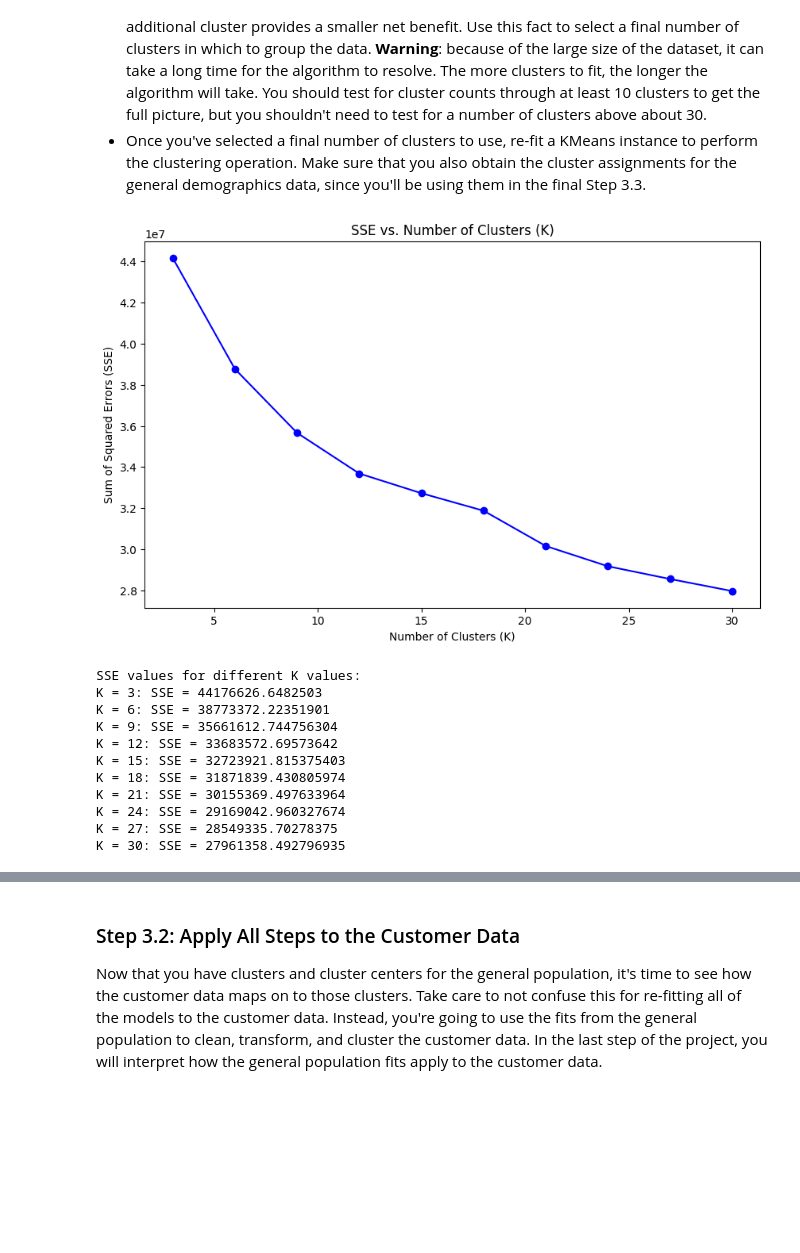
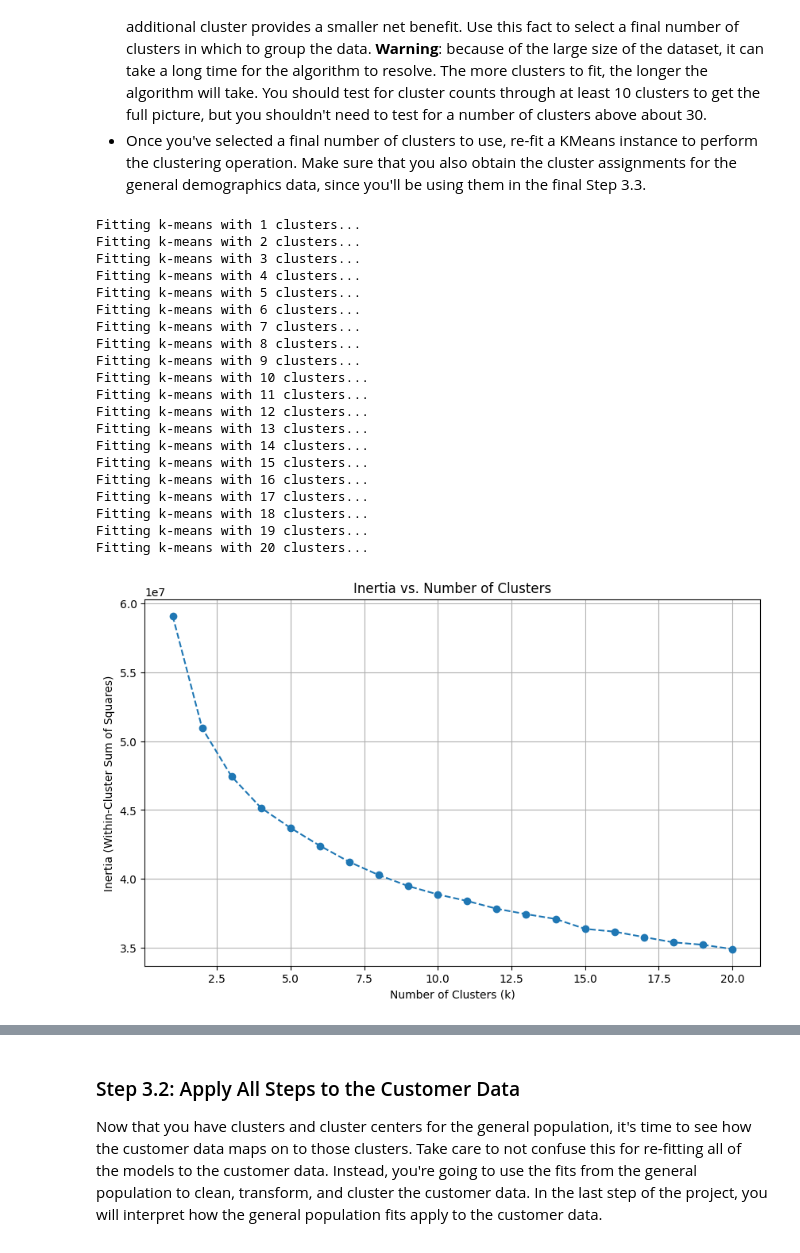
Before and after one commit to Mahakhilfeh/Udacity-Identify-Customer-Segments1, a Jupyter notebook: Identify_Customer_Segments.ipynb, the cells around one changed output, grey strips where cells are left out. Drawn from its saved outputs; the diff is of its cells as text; code cells hidden in the pictures; blank space fills up the shorter version.

```diff
--- a/Identify_Customer_Segments.ipynb
+++ b/Identify_Customer_Segments.ipynb
@@ -432,0 +454,2 @@ print(cleaned_general_demographic_df[binary_features].head())
+# %%
+azdias_cleaned = azdias_low_missing.fillna(azdias_low_missing.mode().iloc[0])
@@ -747,7 +718,6 @@ df_clean_scaled.shape
 # %%
 # Apply PCA to the data.
-
 from sklearn.decomposition import PCA
 
 pca = PCA()
-df_clean_pca = pca.fit_transform(df_clean_scaled)
+pca.fit(features_scaled)
@@ -785,7 +758,11 @@ df_clean_scaled.shape
 # %%
 # Re-apply PCA to the data while selecting for number of components to retain.
-pca = PCA(n_components=45)
+# Choose the number of components
+n_components = 50
 
-df_clean_pca_modified = pca.fit_transform(df_clean_scaled)
-scree_plot(pca)
+pca = PCA(n_components=n_components)
+features_pca = pca.fit_transform(features_scaled)
+
+# Check the shape of the transformed data
+print("Shape of PCA-transformed data:", features_pca.shape)
 # %% [output]
@@ -939,32 +882,49 @@ for k in k_options:
+# %%
+from sklearn.cluster import KMeans
+
+# Over a number of different cluster counts...
+inertia = []
+cluster_counts = range(1, 21)
+
+for k in cluster_counts:
+    print(f"Fitting k-means with {k} clusters...")
+    kmeans = KMeans(n_clusters=k, random_state=42, n_init=10)
+    kmeans.fit(features_pca)
+    inertia.append(kmeans.inertia_)
+# %% [output]
+Fitting k-means with 1 clusters...
+Fitting k-means with 2 clusters...
+Fitting k-means with 3 clusters...
+Fitting k-means with 4 clusters...
+Fitting k-means with 5 clusters...
+Fitting k-means with 6 clusters...
+Fitting k-means with 7 clusters...
+Fitting k-means with 8 clusters...
+Fitting k-means with 9 clusters...
+Fitting k-means with 10 clusters...
+Fitting k-means with 11 clusters...
+Fitting k-means with 12 clusters...
+Fitting k-means with 13 clusters...
+Fitting k-means with 14 clusters...
+Fitting k-means with 15 clusters...
+Fitting k-means with 16 clusters...
+Fitting k-means with 17 clusters...
+Fitting k-means with 18 clusters...
+Fitting k-means with 19 clusters...
+Fitting k-means with 20 clusters...
 # %%
 # Investigate the change in within-cluster distance across number of clusters.
 # HINT: Use matplotlib's plot function to visualize this relationship.
-
-# Plot the SSE values against the number of clusters
+# Plot the inertia vs. number of clusters
 plt.figure(figsize=(10, 6))
-plt.plot(k_options, scores, linestyle='-', marker='o', color='b')
-plt.xlabel('Number of Clusters (K)')  # Label for x-axis
-plt.ylabel('Sum of Squared Errors (SSE)')  # Label for y-axis
-plt.title('SSE vs. Number of Clusters (K)')  # Chart title
+plt.plot(cluster_counts, inertia, marker='o', linestyle='--')
+plt.xlabel('Number of Clusters (k)')
+plt.ylabel('Inertia (Within-Cluster Sum of Squares)')
+plt.title('Inertia vs. Number of Clusters')
+plt.grid(True)
 plt.show()
-
-# Print SSE values for each K to analyze the trend
-print("SSE values for different K values:")
-for k, score in zip(k_options, scores):
-    print(f"K = {k}: SSE = {score}")
 # %% [output]
-[figure, old version]
+[figure, new version]
-SSE values for different K values:
-K = 3: SSE = 44176626.6482503
-K = 6: SSE = 38773372.22351901
-K = 9: SSE = 35661612.744756304
-K = 12: SSE = 33683572.69573642
-K = 15: SSE = 32723921.815375403
-K = 18: SSE = 31871839.430805974
-K = 21: SSE = 30155369.497633964
-K = 24: SSE = 29169042.960327674
-K = 27: SSE = 28549335.70278375
-K = 30: SSE = 27961358.492796935
 # %%
 # Re-fit the k-means model with the selected number of clusters and obtain
 # cluster predictions for the general population demographics data.
```
Also changed, not shown: parts of 128 cells of this notebook, 1 other file.
